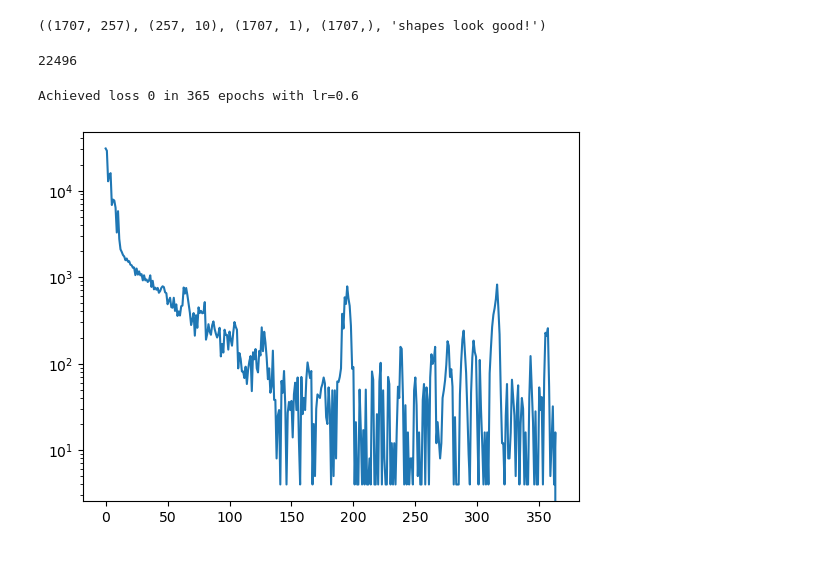
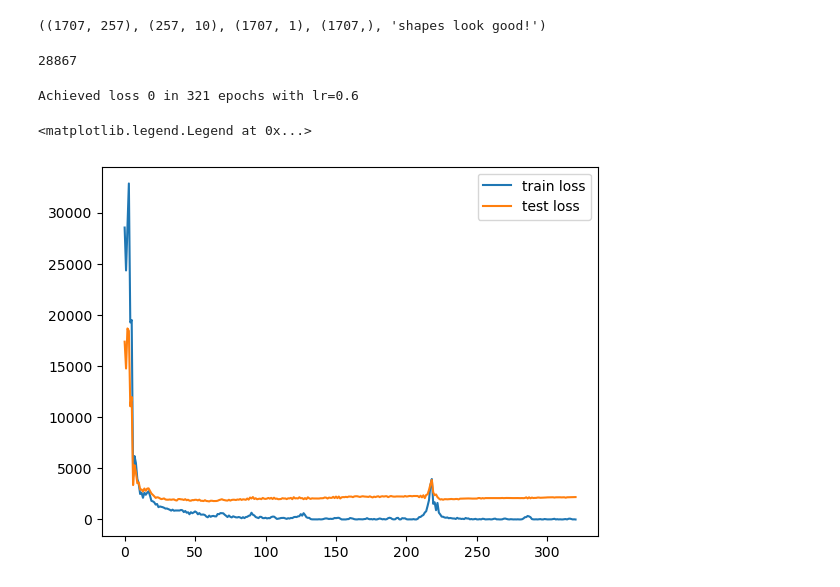
Before and after one commit to ThanosSkentzos/IDL-11, a Jupyter notebook: A0/thanos_perceptron.ipynb, the cells around one changed output. Cells and saved outputs as stored; diff of their text form; code cells hidden in the pictures.

Commit message:
thanos: add progress bar & calc test loss

```diff
--- a/A0/thanos_perceptron.ipynb
+++ b/A0/thanos_perceptron.ipynb
@@ -41,13 +51,13 @@ x.shape,w.shape,train_out.shape,perceptron(x,w).shape,"shapes look good!"
 # %% [output]
 ((1707, 257), (257, 10), (1707, 1), (1707,), 'shapes look good!')
 # %%
-#LOSS
+# ERROR FUNCTION
 y = perceptron(x,w)
 
 def loss(y_pred,y_real):
     return np.sum((y_real-y_pred)**2)
-y_real = train_out.values.flatten()
+
 loss(y,y_real)
 # %% [output]
-22496
+28867
 # %%
@@ -79,30 +94,31 @@ train_grads = grad_generator(x,y_real)
 # %%
-#WEIGHT UPDATE
+#TRAINING
 lr = 0.6
-def weight_update(w,lr=0.1):
-    grad = train_grads(w)
-    update = -lr*grad
-    return w + update
-losses = []
-wnew = w.copy()
-y_pred = perceptron(x,wnew)
-l = loss(y_pred,y_real)
-limit = 1000
-loss_goal = 1
-while l>loss_goal:
-    wnew = weight_update(wnew,lr)
-    y_pred = perceptron(x,wnew)
+def train(w):
+    error_hist = []
+    y_pred = perceptron(x,w)
     l = loss(y_pred,y_real)
-    losses.append(l)
-    if len(losses)>limit:
-        break
-y_pred = perceptron(x,wnew)
-l = loss(y_pred,y_real)
-print(f"Achieved loss {l} in {len(losses)} epochs with lr={lr}")
+    limit = 1000
+    loss_goal = 0
+    for _ in tqdm(range(limit)):
+        w = weight_update(w,lr)
+        y_pred = perceptron(x,w)
+        l = loss(y_pred,y_real)
+        y_test_pred = perceptron(x_test,w)
+        l_test = loss(y_test_pred,y_test_real)
+        error_hist.append((l,l_test))
+        if l<=loss_goal:
+            break
+    l = error_hist[-1]
+    print(f"Achieved loss {l[0]} in {len(error_hist)} epochs with lr={lr}")
+    return w,error_hist
+w_trained, error_hist = train(w.copy())
 # %% [output]
-Achieved loss 0 in 365 epochs with lr=0.6
+Achieved loss 0 in 321 epochs with lr=0.6
 # %%
-plt.plot(losses)
-plt.yscale('log')
+plt.plot(error_hist)
+# plt.yscale('log')
+plt.legend(["train loss","test loss"])
 # %% [output]
+<matplotlib.legend.Legend at 0x...>
-[figure, old version]
+[figure, new version]
```
Also changed, not shown: parts of 4 cells of this notebook.
